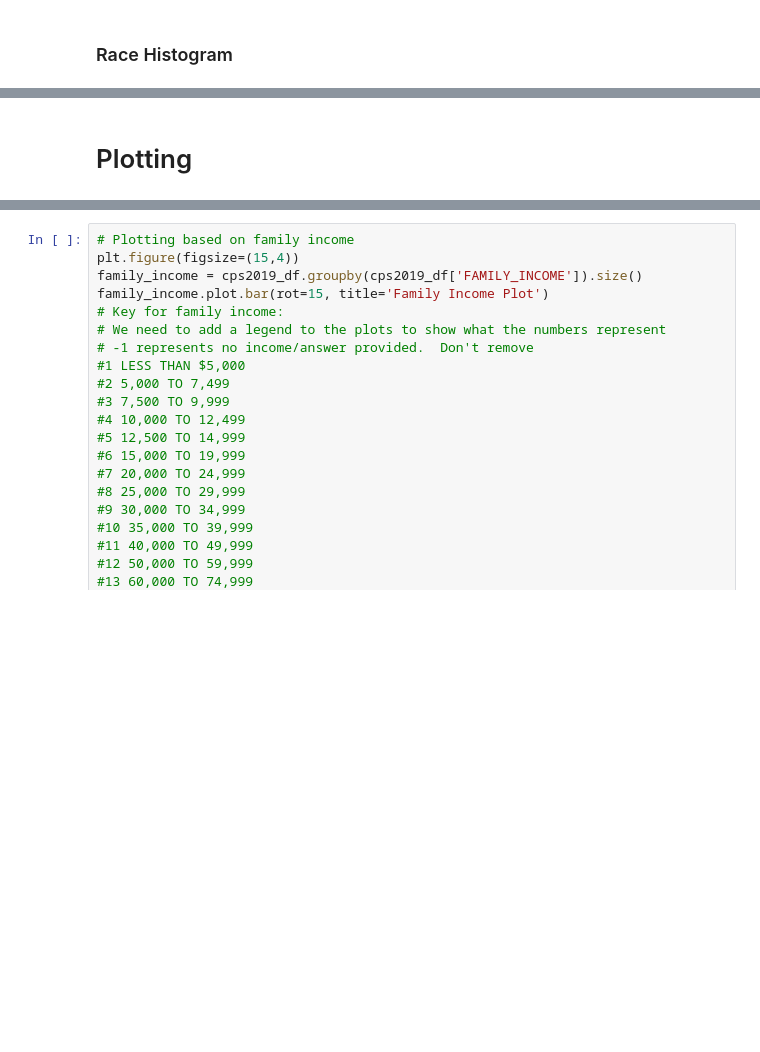
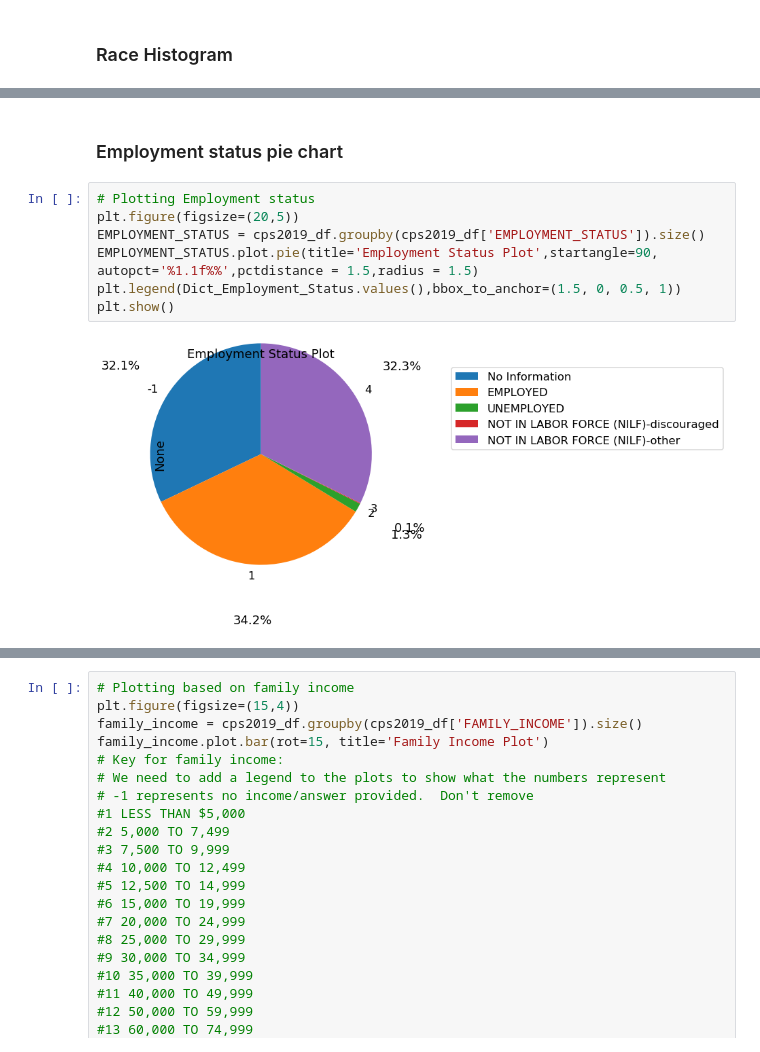
Before and after one commit to astronomilo/foodinsecurity, a Jupyter notebook: Notebooks/EDA_Prep/Team_27_EDA_Prep_20200128.ipynb, the cells around one changed output, grey strips where cells are left out. Drawn from its saved outputs; the diff is of its cells as text; blank space fills up the shorter version.

```diff
--- a/Notebooks/EDA_Prep/Team_27_EDA_Prep_20200127.ipynb
+++ b/Notebooks/EDA_Prep/Team_27_EDA_Prep_20200128.ipynb
@@ -297,5 +333,14 @@ plt.xticks(range(0,len(Dict_Race.values())), Dict_Race.values(),rotation=90)
 plt.show()
 # %% [output]
 [figure]
-# %% [markdown]
-# Plotting
+# %% [markdown]
+### Employment status pie chart
+# %%
+# Plotting Employment status
+plt.figure(figsize=(20,5))
+EMPLOYMENT_STATUS = cps2019_df.groupby(cps2019_df['EMPLOYMENT_STATUS']).size()
+EMPLOYMENT_STATUS.plot.pie(title='Employment Status Plot',startangle=90, autopct='%1.1f%%',pctdistance = 1.5,radius = 1.5)
+plt.legend(Dict_Employment_Status.values(),bbox_to_anchor=(1.5, 0, 0.5, 1))
+plt.show()
+# %% [output]
+[figure, added]
```
Also changed, not shown: parts of 27 cells of this notebook.
